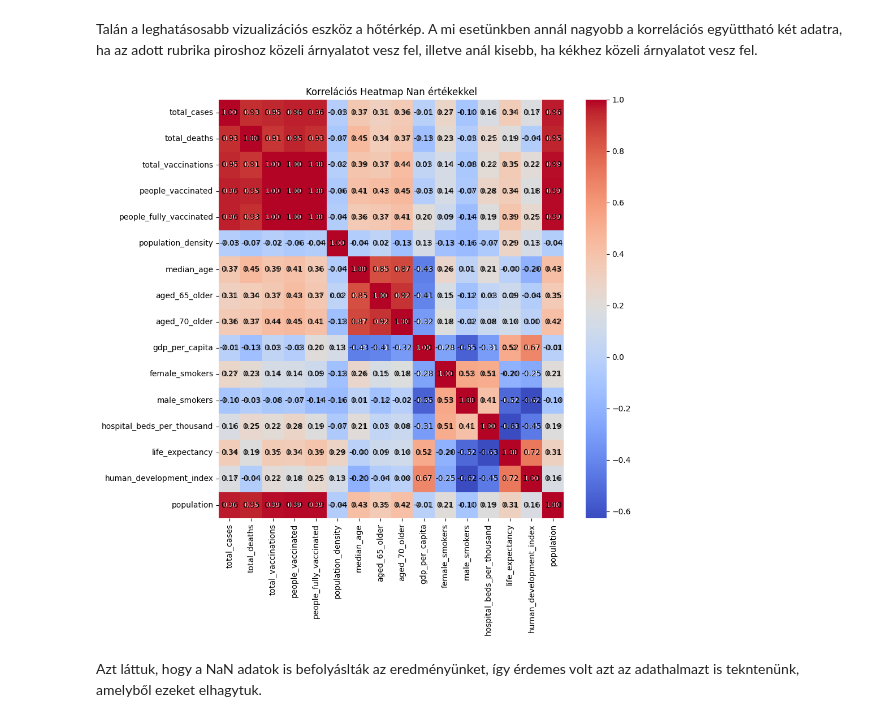
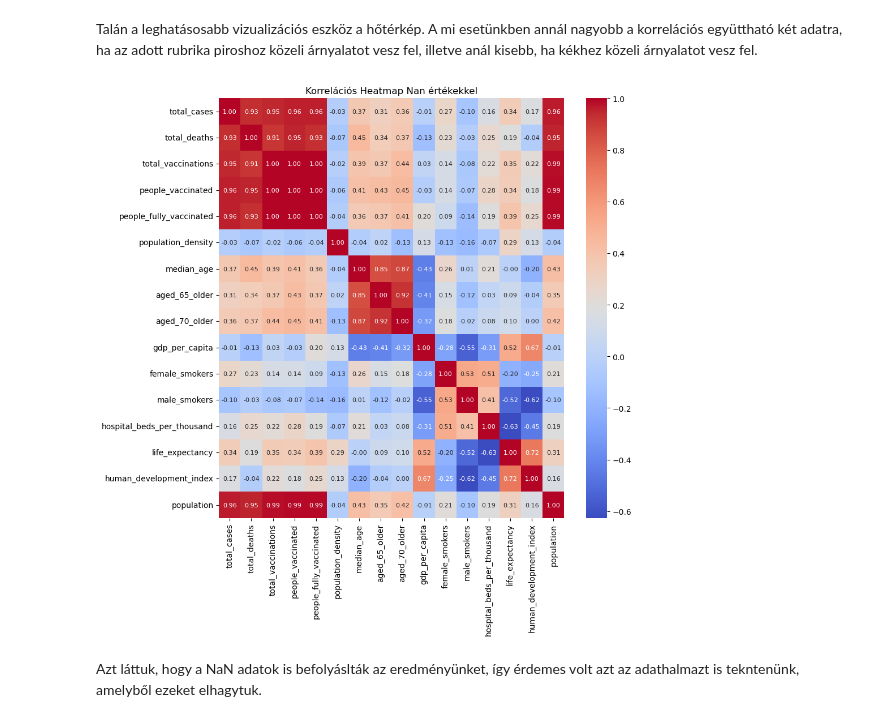
Before and after one commit to Adiklafa/Matprog, a Jupyter notebook: Correlations.ipynb, the cells around one changed output. Cells and saved outputs as stored; diff of their text form; code cells hidden in the pictures.

```diff
--- a/Correlations.ipynb
+++ b/Correlations.ipynb
@@ -124,15 +124,15 @@ Talán a leghatásosabb vizualizációs eszköz a hőtérkép. A mi esetünkben
 # %%
 plt.figure(figsize=(10, 10))
 sns.heatmap(corr_matrix, annot=True, cmap='coolwarm', fmt=".2f", annot_kws={"size": 8})
 plt.title('Korrelációs Heatmap Nan értékekkel')
-for i in range(len(corr_matrix)):
+'''for i in range(len(corr_matrix)):
     for j in range(len(corr_matrix.columns)):
        text = f'{corr_matrix.iloc[i, j]:.2f}'
-       plt.text(j + 0.5, i + 0.5, text, ha='center', va='center', color='black', fontsize=10)
+       plt.text(j + 0.5, i + 0.5, text, ha='center', va='center', color='black', fontsize=10)'''
 plt.tight_layout()
 plt.show()
 # %% [output]
-[figure, old version]
+[figure, new version]
 # %% [markdown]
 Azt láttuk, hogy a NaN adatok is befolyáslták az eredményünket, így érdemes volt azt az adathalmazt is tekntenünk, amelyből ezeket elhagytuk.
 # %%
```
